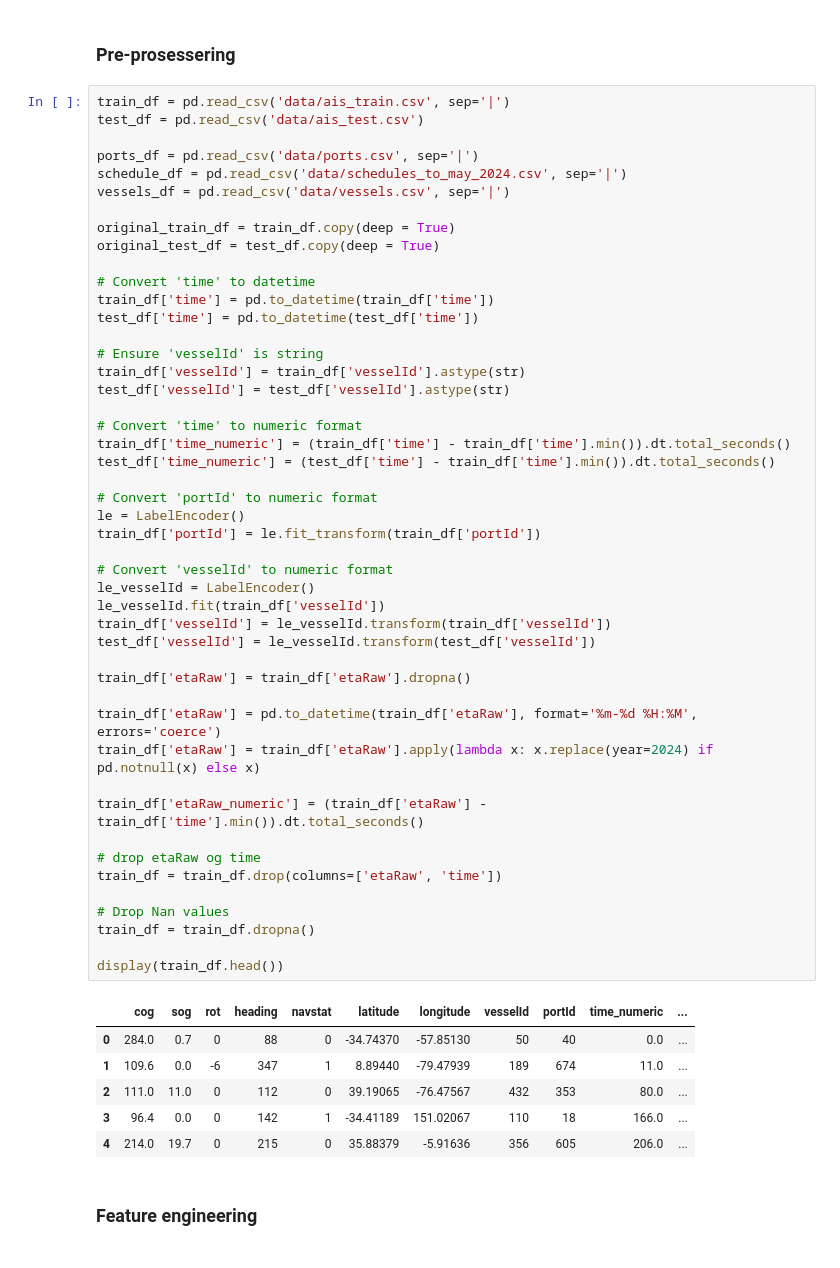
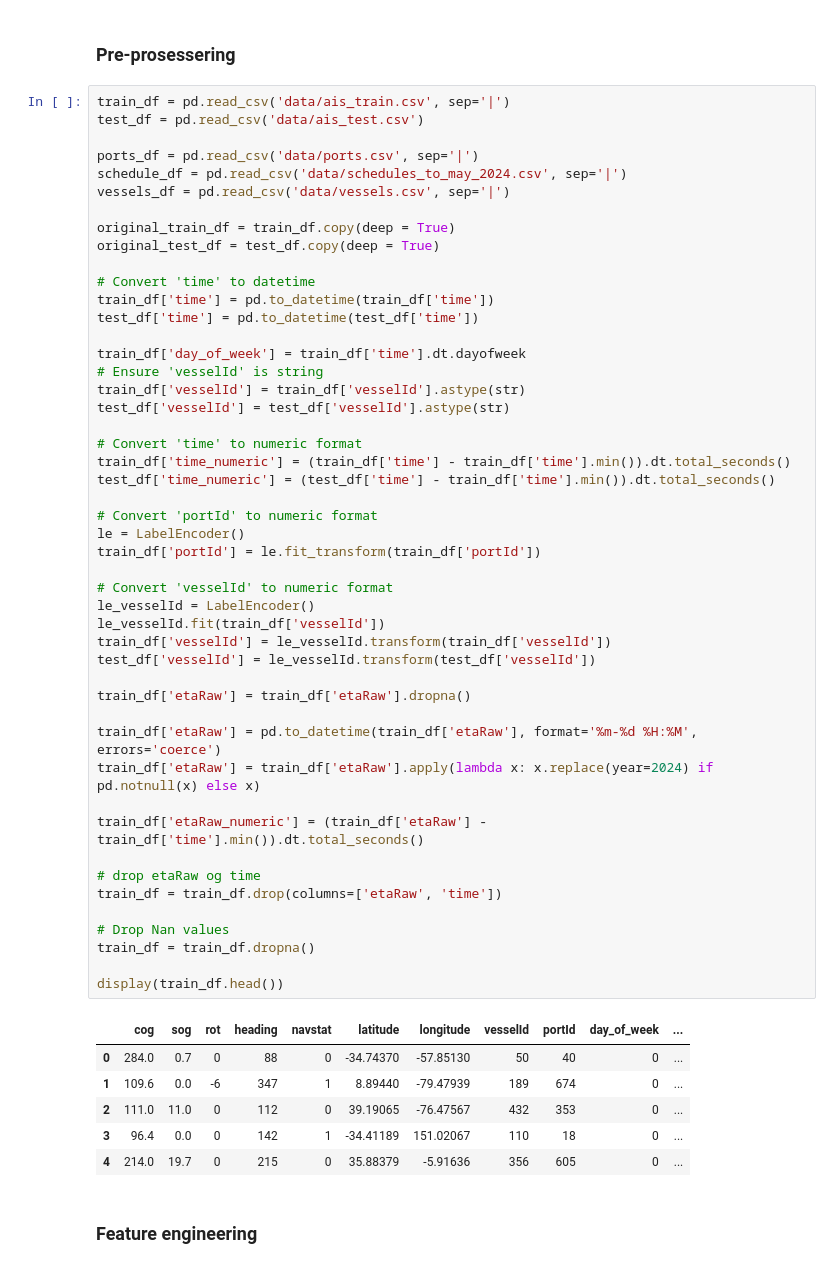
Before and after one commit to andrejvi/AIS-Vessel-Position-Prediction-ML, a Jupyter notebook: Main.ipynb, the cells around one changed output. Saved outputs shown, nothing was run; the diff lists cells and outputs as text.

```diff
--- a/Main.ipynb
+++ b/Main.ipynb
@@ -46,45 +39,46 @@ original_test_df = test_df.copy(deep = True)
 train_df['time'] = pd.to_datetime(train_df['time'])
 test_df['time'] = pd.to_datetime(test_df['time'])
 
+train_df['day_of_week'] = train_df['time'].dt.dayofweek
 # Ensure 'vesselId' is string
 train_df['vesselId'] = train_df['vesselId'].astype(str)
 test_df['vesselId'] = test_df['vesselId'].astype(str)
 
 # Convert 'time' to numeric format
 train_df['time_numeric'] = (train_df['time'] - train_df['time'].min()).dt.total_seconds()
 test_df['time_numeric'] = (test_df['time'] - train_df['time'].min()).dt.total_seconds()
 
 # Convert 'portId' to numeric format
 le = LabelEncoder()
 train_df['portId'] = le.fit_transform(train_df['portId'])
 
 # Convert 'vesselId' to numeric format
 le_vesselId = LabelEncoder()
 le_vesselId.fit(train_df['vesselId'])
 train_df['vesselId'] = le_vesselId.transform(train_df['vesselId'])
 test_df['vesselId'] = le_vesselId.transform(test_df['vesselId'])
 
 train_df['etaRaw'] = train_df['etaRaw'].dropna()
 
 train_df['etaRaw'] = pd.to_datetime(train_df['etaRaw'], format='%m-%d %H:%M', errors='coerce')
 train_df['etaRaw'] = train_df['etaRaw'].apply(lambda x: x.replace(year=2024) if pd.notnull(x) else x)
 
 train_df['etaRaw_numeric'] = (train_df['etaRaw'] - train_df['time'].min()).dt.total_seconds()
 
 # drop etaRaw og time
 train_df = train_df.drop(columns=['etaRaw', 'time'])
 
 # Drop Nan values
 train_df = train_df.dropna()
 
 display(train_df.head())
 # %% [output]
-|  | cog | sog | rot | heading | navstat | latitude | longitude | vesselId | portId | time_numeric | ... |
-| 0 | 284.0 | 0.7 | 0 | 88 | 0 | -34.74370 | -57.85130 | 50 | 40 | 0.0 | ... |
-| 1 | 109.6 | 0.0 | -6 | 347 | 1 | 8.89440 | -79.47939 | 189 | 674 | 11.0 | ... |
-| 2 | 111.0 | 11.0 | 0 | 112 | 0 | 39.19065 | -76.47567 | 432 | 353 | 80.0 | ... |
-| 3 | 96.4 | 0.0 | 0 | 142 | 1 | -34.41189 | 151.02067 | 110 | 18 | 166.0 | ... |
-| 4 | 214.0 | 19.7 | 0 | 215 | 0 | 35.88379 | -5.91636 | 356 | 605 | 206.0 | ... |
+|  | cog | sog | rot | heading | navstat | latitude | longitude | vesselId | portId | day_of_week | ... |
+| 0 | 284.0 | 0.7 | 0 | 88 | 0 | -34.74370 | -57.85130 | 50 | 40 | 0 | ... |
+| 1 | 109.6 | 0.0 | -6 | 347 | 1 | 8.89440 | -79.47939 | 189 | 674 | 0 | ... |
+| 2 | 111.0 | 11.0 | 0 | 112 | 0 | 39.19065 | -76.47567 | 432 | 353 | 0 | ... |
+| 3 | 96.4 | 0.0 | 0 | 142 | 1 | -34.41189 | 151.02067 | 110 | 18 | 0 | ... |
+| 4 | 214.0 | 19.7 | 0 | 215 | 0 | 35.88379 | -5.91636 | 356 | 605 | 0 | ... |
 # %% [markdown]
 ### Feature engineering
 # %% [markdown]
```
Also changed, not shown: parts of 22 cells of this notebook, 6 other files.
